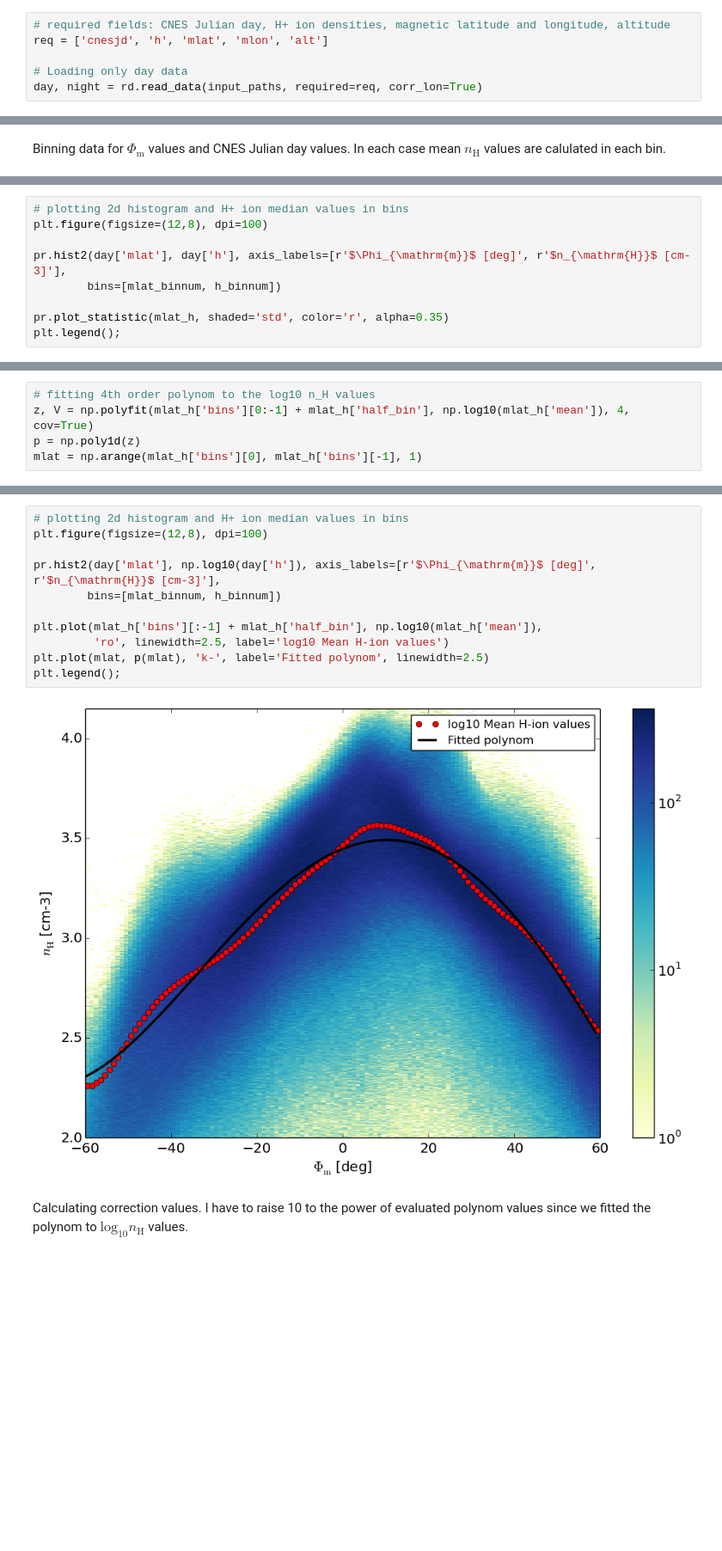
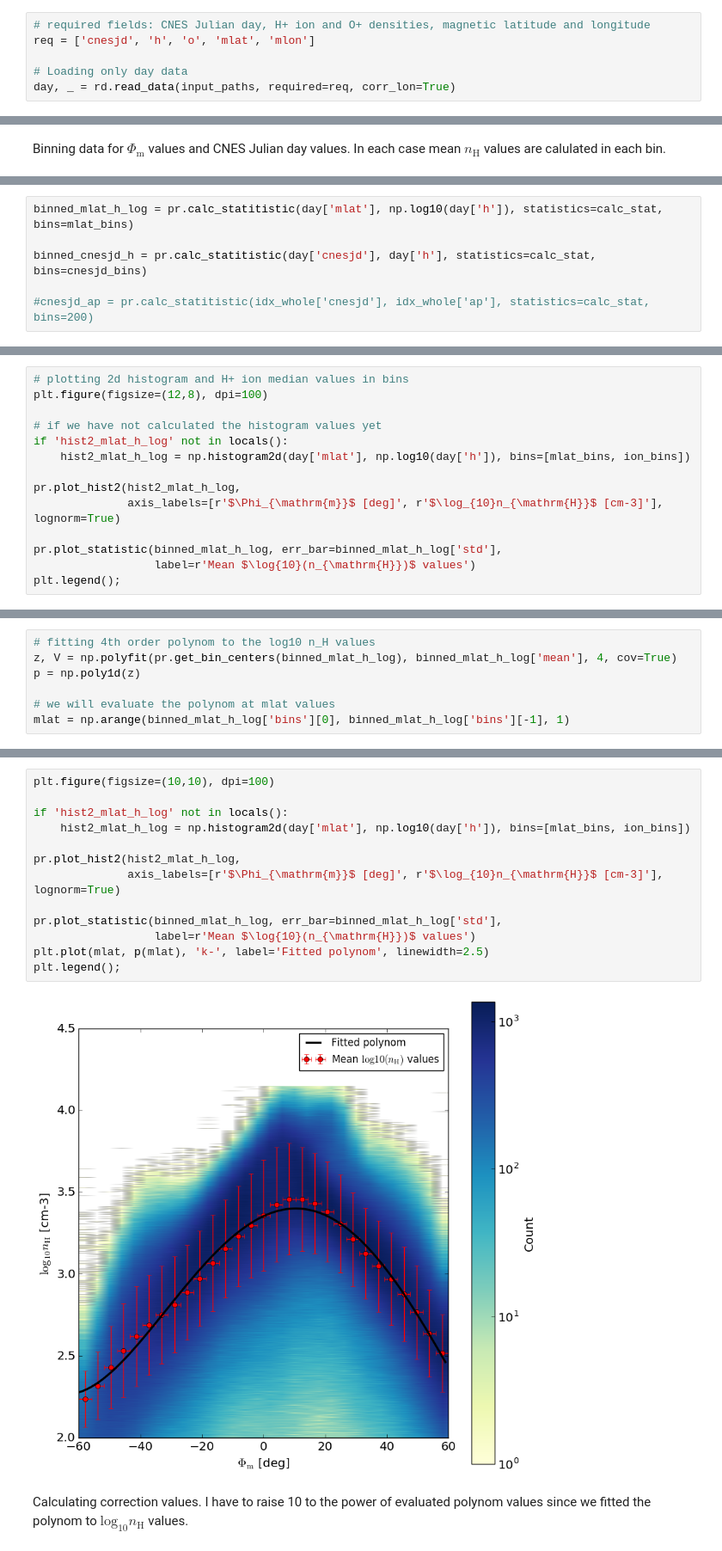
Before and after one commit to bozso/demeter_process, a Jupyter notebook: day_h_corr.ipynb, the cells around one changed output, grey strips where cells are left out. Shown at 86% size. Saved outputs shown, nothing was run; the diff lists cells and outputs as text; blank space fills up the shorter version.

```diff
--- a/day_h_corr.ipynb
+++ b/day_h_corr.ipynb
@@ -43,10 +38,10 @@ data_dir = '/home/istvan/work/demeter/IAP_data/1140/'
 input_paths = [data_dir + path for path in listdir(data_dir)]
 # %%
-# required fields: CNES Julian day, H+ ion densities, magnetic latitude and longitude, altitude
-req = ['cnesjd', 'h', 'mlat', 'mlon', 'alt']
+# required fields: CNES Julian day, H+ ion and O+ densities, magnetic latitude and longitude
+req = ['cnesjd', 'h', 'o', 'mlat', 'mlon']
 
 # Loading only day data
-day, night = rd.read_data(input_paths, required=req, corr_lon=True)
+day, _ = rd.read_data(input_paths, required=req, corr_lon=True)
 # %%
 idx_frac, idx_whole = rd.read_idx('/home/istvan/work/demeter/geomag_indices/idx')
 # %%
@@ -82 +66,7 @@ cnesjd_ap = pr.calc_statitistic(idx_whole['cnesjd'], idx_whole['ap'], statistics
+# %%
+binned_mlat_h_log = pr.calc_statitistic(day['mlat'], np.log10(day['h']), statistics=calc_stat, bins=mlat_bins)
+
+binned_cnesjd_h = pr.calc_statitistic(day['cnesjd'], day['h'], statistics=calc_stat, bins=cnesjd_bins)
+
+#cnesjd_ap = pr.calc_statitistic(idx_whole['cnesjd'], idx_whole['ap'], statistics=calc_stat, bins=200)
 # %% [markdown]
@@ -87,9 +75,14 @@ mlat_h_2 = np.histogram2()
 # plotting 2d histogram and H+ ion median values in bins
 plt.figure(figsize=(12,8), dpi=100)
 
-pr.hist2(day['mlat'], day['h'], axis_labels=[r'$\Phi_{\mathrm{m}}$ [deg]', r'$n_{\mathrm{H}}$ [cm-3]'],
-        bins=[mlat_binnum, h_binnum])
+# if we have not calculated the histogram values yet
+if 'hist2_mlat_h_log' not in locals():
+    hist2_mlat_h_log = np.histogram2d(day['mlat'], np.log10(day['h']), bins=[mlat_bins, ion_bins])
 
-pr.plot_statistic(mlat_h, shaded='std', color='r', alpha=0.35)
+pr.plot_hist2(hist2_mlat_h_log,
+              axis_labels=[r'$\Phi_{\mathrm{m}}$ [deg]', r'$\log_{10}n_{\mathrm{H}}$ [cm-3]'], lognorm=True)
+
+pr.plot_statistic(binned_mlat_h_log, err_bar=binned_mlat_h_log['std'],
+                  label=r'Mean $\log{10}(n_{\mathrm{H}})$ values')
 plt.legend();
 # %% [output]
@@ -144,8 +125,10 @@ Now I will fit a polynom to the $\mathrm{log}_{10} n_{\mathrm{H}}$ values.
 # %%
 # fitting 4th order polynom to the log10 n_H values
-z, V = np.polyfit(mlat_h['bins'][0:-1] + mlat_h['half_bin'], np.log10(mlat_h['mean']), 4, cov=True)
+z, V = np.polyfit(pr.get_bin_centers(binned_mlat_h_log), binned_mlat_h_log['mean'], 4, cov=True)
 p = np.poly1d(z)
-mlat = np.arange(mlat_h['bins'][0], mlat_h['bins'][-1], 1)
+
+# we will evaluate the polynom at mlat values
+mlat = np.arange(binned_mlat_h_log['bins'][0], binned_mlat_h_log['bins'][-1], 1)
 # %%
 print('Polynom coefficients from highest to lowest order: ', z)
 # %% [output]
@@ -154,15 +140,17 @@ print('Polynom coefficients from highest to lowest order: ', z)
 # %%
-# plotting 2d histogram and H+ ion median values in bins
-plt.figure(figsize=(12,8), dpi=100)
+plt.figure(figsize=(10,10), dpi=100)
 
-pr.hist2(day['mlat'], np.log10(day['h']), axis_labels=[r'$\Phi_{\mathrm{m}}$ [deg]', r'$n_{\mathrm{H}}$ [cm-3]'],
-        bins=[mlat_binnum, h_binnum])
+if 'hist2_mlat_h_log' not in locals():
+    hist2_mlat_h_log = np.histogram2d(day['mlat'], np.log10(day['h']), bins=[mlat_bins, ion_bins])
 
-plt.plot(mlat_h['bins'][:-1] + mlat_h['half_bin'], np.log10(mlat_h['mean']),
-         'ro', linewidth=2.5, label='log10 Mean H-ion values')
+pr.plot_hist2(hist2_mlat_h_log,
+              axis_labels=[r'$\Phi_{\mathrm{m}}$ [deg]', r'$\log_{10}n_{\mathrm{H}}$ [cm-3]'], lognorm=True)
+
+pr.plot_statistic(binned_mlat_h_log, err_bar=binned_mlat_h_log['std'],
+                  label=r'Mean $\log{10}(n_{\mathrm{H}})$ values')
 plt.plot(mlat, p(mlat), 'k-', label='Fitted polynom', linewidth=2.5)
 plt.legend();
 # %% [output]
-[figure, old version]
+[figure, new version]
 # %% [markdown]
 Calculating correction values. I have to raise 10 to the power of evaluated polynom values since we fitted the polynom to $\mathrm{log}_{10} n_{\mathrm{H}}$ values.
```
Also changed, not shown: parts of 45 cells of this notebook, 5 other files.
